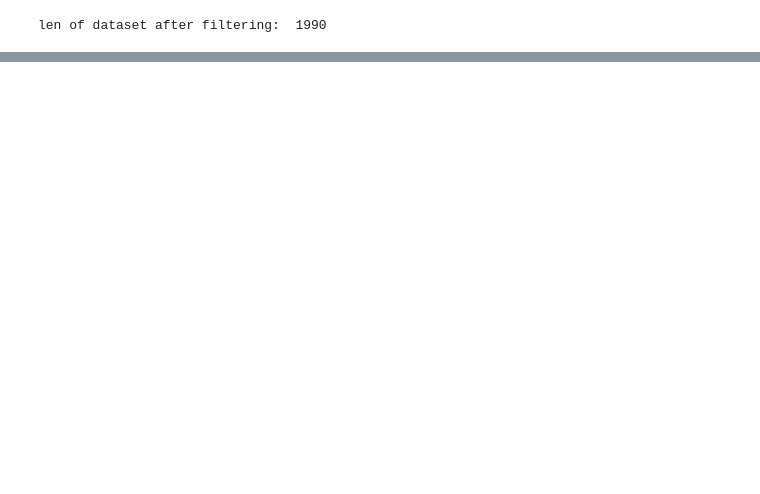
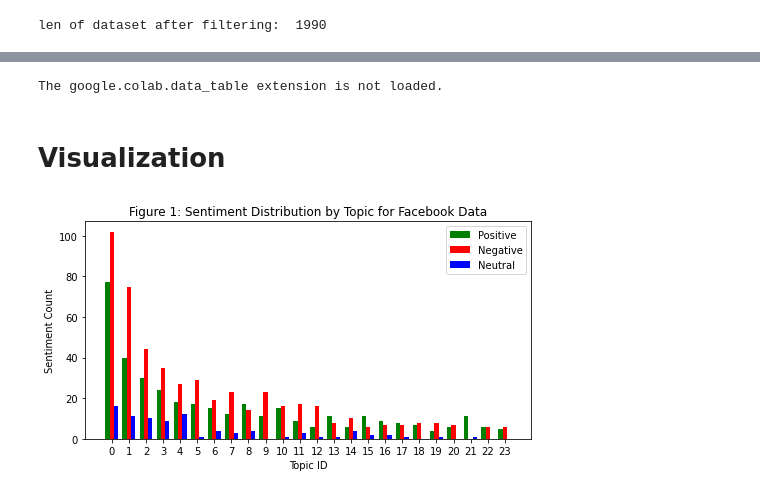
Before and after one commit to sule2019/User-Generated-Bug-Reports-using-Bertopic, a Jupyter notebook: Topic_Model.ipynb, the cells around one changed output, grey strips where cells are left out. Cells and saved outputs as stored; diff of their text form; code cells hidden in the pictures; blank space fills up the shorter version.

```diff
--- a/Topic_Model.ipynb
+++ b/Topic_Model.ipynb
@@ -263,0 +299,8 @@ The google.colab.data_table extension is already loaded. To reload it, use:
+# %%
+#Save output as a pickle file for reproducability and later use
+%unload_ext google.colab.data_table
+instagram_output.to_pickle('instagram_output.pkl')
+# %% [output]
+The google.colab.data_table extension is not loaded.
+# %% [markdown]
+# Visualization
@@ -263,0 +309,29 @@ The google.colab.data_table extension is already loaded. To reload it, use:
+# %%
+#GROUPED BAR CHART FOR FACEBOOK DATA
+# Set the width of each bar
+bar_width = 0.25
+
+# Set the x positions of the bars
+x_pos = np.arange(len(fb_final_output['Topic']))
+
+# Create the grouped bar chart
+fig, ax = plt.subplots(figsize=(8, 4))
+
+ax.bar(x_pos - bar_width, fb_final_output['Count Positive'], width=bar_width, color='g', label='Positive')
+ax.bar(x_pos, fb_final_output['Count Negative'], width=bar_width, color='r', label='Negative')
+ax.bar(x_pos + bar_width, fb_final_output['Count Neutral'], width=bar_width, color='b', label='Neutral')
+
+# Add labels and titles
+ax.set_xlabel('Topic ID')
+ax.set_ylabel('Sentiment Count')
+ax.set_xticks(x_pos)
+ax.set_xticklabels(fb_final_output['Topic'])
+ax.set_title('Figure 1: Sentiment Distribution by Topic for Facebook Data')
+ax.legend()
+
+
+
+# Show the chart
+plt.show()
+# %% [output]
+[figure, added]
```
Also changed, not shown: parts of 8 cells of this notebook.
